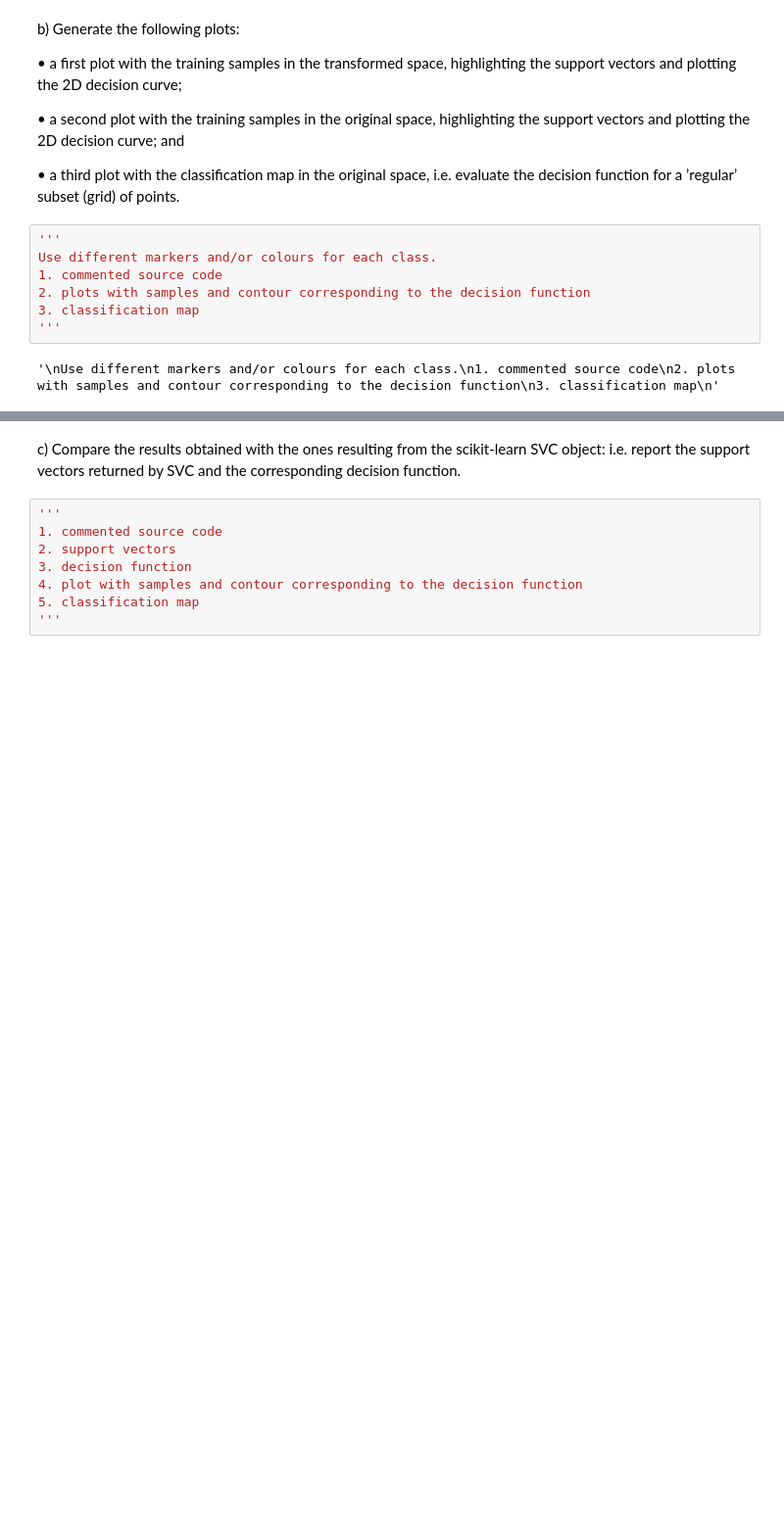
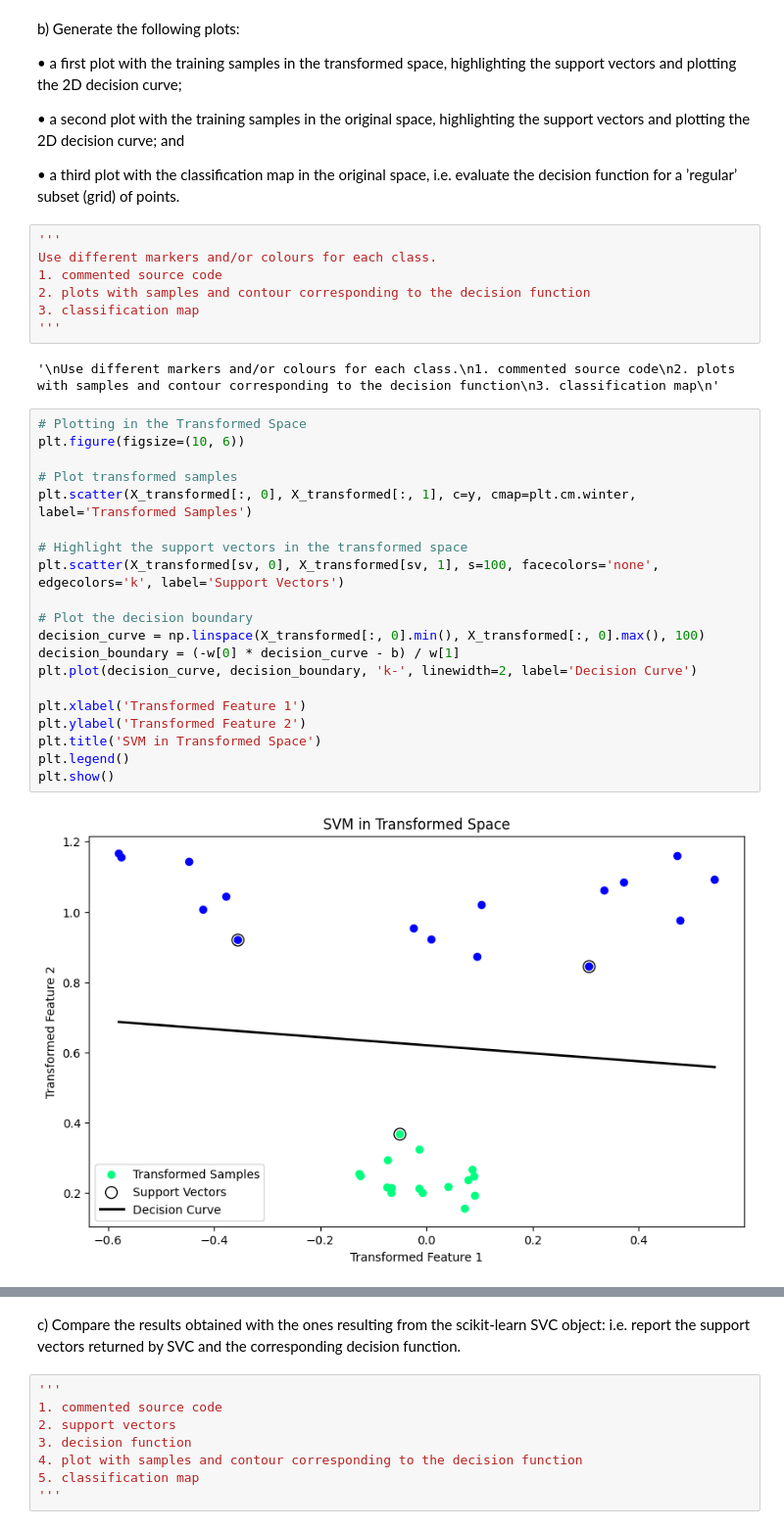
Before and after one commit to pedromartip/Instance-based-learning, a Jupyter notebook: handout_3.ipynb, the cells around one changed output, grey strips where cells are left out. Shown at 98% size. Cells and saved outputs as stored; diff of their text form; blank space fills up the shorter version.

```diff
--- a/handout_3.ipynb
+++ b/handout_3.ipynb
@@ -403,3 +405,25 @@ Use different markers and/or colours for each class.
 '''
 # %% [output]
 '\nUse different markers and/or colours for each class.\n1. commented source code\n2. plots with samples and contour corresponding to the decision function\n3. classification map\n'
+# %%
+# Plotting in the Transformed Space
+plt.figure(figsize=(10, 6))
+
+# Plot transformed samples
+plt.scatter(X_transformed[:, 0], X_transformed[:, 1], c=y, cmap=plt.cm.winter, label='Transformed Samples')
+
+# Highlight the support vectors in the transformed space
+plt.scatter(X_transformed[sv, 0], X_transformed[sv, 1], s=100, facecolors='none', edgecolors='k', label='Support Vectors')
+
+# Plot the decision boundary
+decision_curve = np.linspace(X_transformed[:, 0].min(), X_transformed[:, 0].max(), 100)
+decision_boundary = (-w[0] * decision_curve - b) / w[1]
+plt.plot(decision_curve, decision_boundary, 'k-', linewidth=2, label='Decision Curve')
+
+plt.xlabel('Transformed Feature 1')
+plt.ylabel('Transformed Feature 2')
+plt.title('SVM in Transformed Space')
+plt.legend()
+plt.show()
+# %% [output]
+[figure, added]
```
Also changed, not shown: parts of 6 cells of this notebook.
